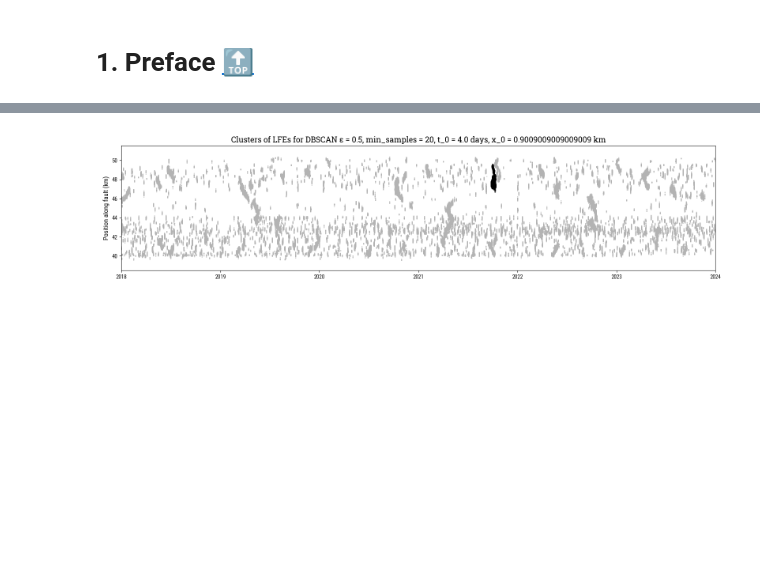
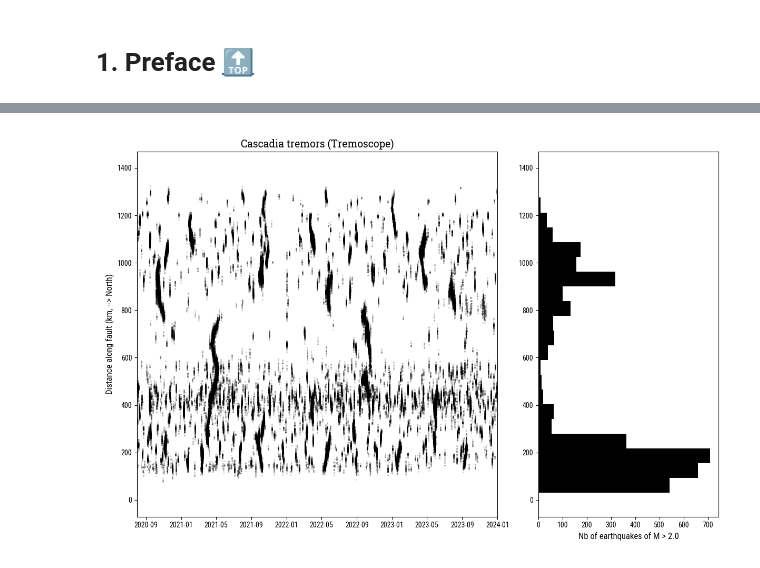
Before and after one commit to gfarge/tremor_v_eq, a Jupyter notebook: cascadia_overview.ipynb, the cells around one changed output, grey strips where cells are left out. Cells and saved outputs as stored; diff of their text form; code cells hidden in the pictures; blank space fills up the shorter version.

```diff
--- a/cascadia_overview.ipynb
+++ b/cascadia_overview.ipynb
@@ -429,16 +287,22 @@ for cluster_id, cluster_data in cluster_groups:
-# %%
-# Show clusters
-fig, ax = plt.subplots(1, 1, figsize=(16, 4))
-ax.set_title('Clusters of LFEs for DBSCAN ε = {:}, min_samples = {:}, t_0 = {:} days, x_0 = {:} km'.format(dbs.eps, dbs.min_samples, t0, x0), fontname='Roboto Slab')
-ax.set_ylabel('Position along fault (km)')
-ax.set_xlim(np.datetime64('2018-01-01'), np.datetime64('2024-01-01'))
-
-ax.plot(tremor.date, tremor.lat, 'o', ms=1, alpha=0.5, c='.7')
-
-idx_hl = clusters_fit.labels_ == 1515
-ax.plot(tremor.date.values[idx_hl], tremor.lat.values[idx_hl], 'ko', ms=2, alpha=0.5)
-
-plt.tight_layout()
-plt.show()
-# %% [output]
-[figure, removed]
+# %%
+# Plot
+fig = plt.figure(figsize=(12, 8))
+gs = fig.add_gridspec(1, 2, width_ratios=[2, 1])
+
+ax = fig.add_subplot(gs[0, 0])
+ax.set_title('Cascadia tremors (Tremoscope)', fontname='Roboto Slab', fontsize=14)
+ax.set_ylabel('Distance along fault (km, --> North)')
+
+ax.plot(tremor.date, tremor.xf, 'o', mec=[0,0,0,0], mfc=to_rgba('k', .2), ms=2)
+
+ax.set_xlim(np.datetime64('2020-08-01'), np.datetime64('2024-01-01'))
+
+ax = fig.add_subplot(gs[0, 1], sharey=ax)
+min_m = 2
+ax.set_xlabel('Nb of earthquakes of M > {:.1f}'.format(min_m))
+ax.hist(eq_near.xf[eq_near.mag > min_m], bins=20, orientation='horizontal', color=to_rgba('k'))
+
+plt.tight_layout()
+plt.show()
+# %% [output]
+[figure, added]
```
Also changed, not shown: parts of 29 cells of this notebook, 8 other files.
